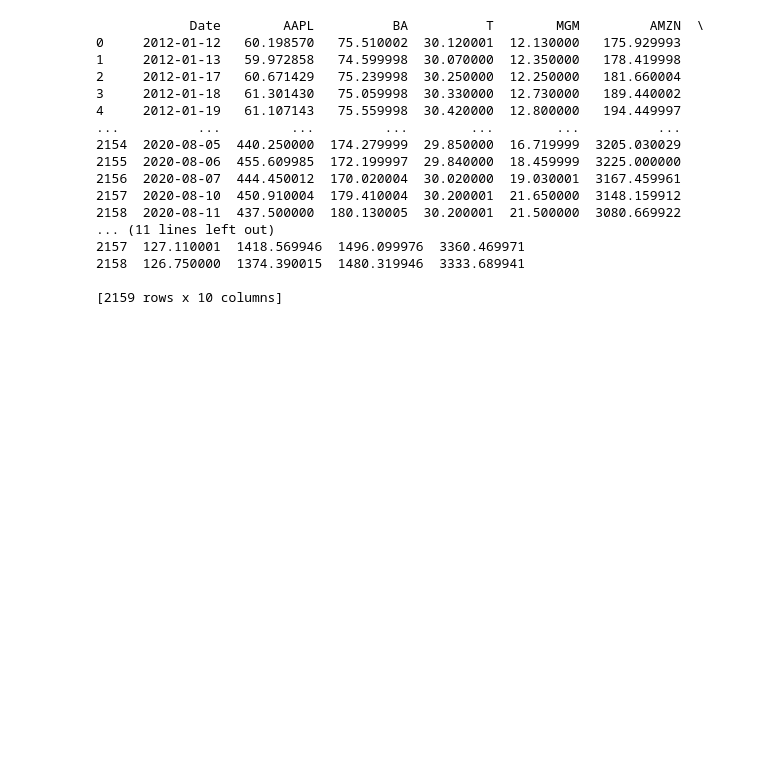
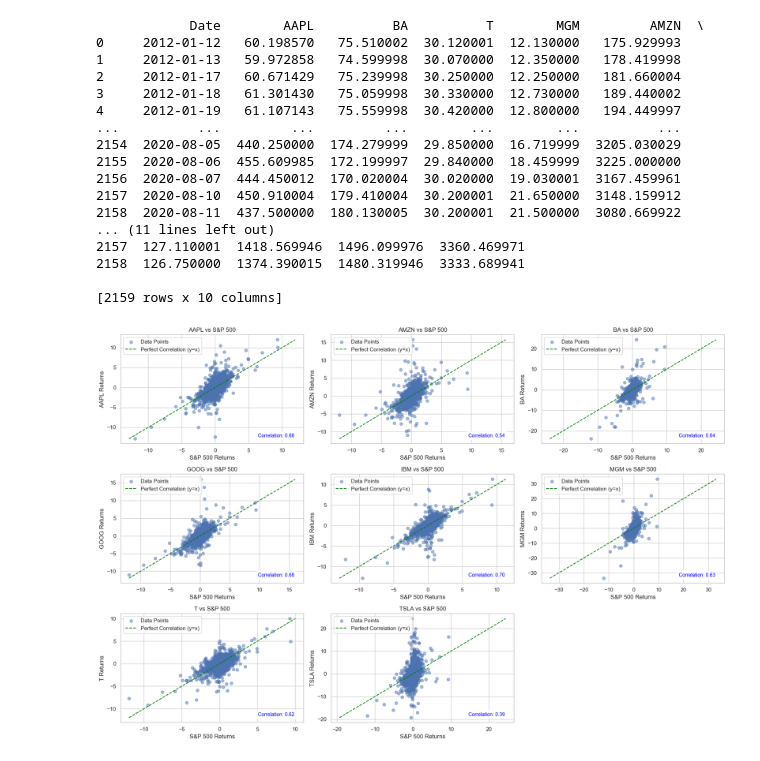
Before and after one commit to bubuzhang2002/Finance-with-Big-Data-PC-labs, a Jupyter notebook: PC labs/PC lab2.ipynb, the cells around one changed output. Drawn from its saved outputs; the diff is of its cells as text; code cells hidden in the pictures; blank space fills up the shorter version.

```diff
--- a/PC labs/PC lab2.ipynb
+++ b/PC labs/PC lab2.ipynb
@@ -54,0 +84,73 @@ import matplotlib.pyplot as plt
+# %%
+# Ensure date time variable
+normalized_data['Date'] = pd.to_datetime(normalized_data['Date'])
+
+# Calculate daily returns using the function based on the normalized data
+returns = daily_returns(normalized_data)
+
+# Create a list of the stock columns (exclude 'sp500' (it is the x axis) and 'Date' for plotting)
+stock_columns = returns.columns.difference(['Date', 'sp500'])
+
+# Generate scatter plots of each stock's daily returns against the market daily returns
+import matplotlib.pyplot as plt
+import numpy as np
+import math
+
+# define the number of stocks to plot
+num_stocks = len(stock_columns)
+
+# Define the number of columns for the subplot grid
+num_cols = 3
+num_rows = math.ceil(num_stocks / num_cols)
+
+# Create a figure and a set of subplots
+fig, axes = plt.subplots(num_rows, num_cols, figsize=(num_cols * 6, num_rows * 4))
+axes = axes.flatten()
+
+# Create a loop to go through each stock and create a scatter plot with regression line
+for i, stock in enumerate(stock_columns):
+    # Setting x and y
+    x = returns['sp500']
+    y = returns[stock]
+
+    # Ensure both x and y only include non NaN values.
+    mask = ~np.isnan(x) & ~np.isnan(y)
+    x = x[mask]
+    y = y[mask]
+
+    # Create the scatter plot óf stock returns against market returns
+    axes[i].scatter(x, y, alpha=0.5, label='Data Points')
+
+    # Plot the perfect correlation line (y = x)
+    min_val = min(min(x), min(y))  # Determine the minimum value between x and y for the line start
+    max_val = max(max(x), max(y))  # Determine the maximum value between x and y for the line end
+    axes[i].plot([min_val, max_val], [min_val, max_val], color='green', linestyle='--', label='Perfect Correlation (y=x)')
+
+    # Calculate and display correlation coefficient
+    correlation = np.corrcoef(x, y)[0, 1]
+
+    # Set the correlation text in the bottom-right corner
+    axes[i].text(0.95, 0.05, f'Correlation: {correlation:.2f}',
+                transform=axes[i].transAxes,
+                fontsize=10,
+                verticalalignment='bottom',
+                horizontalalignment='right',
+                color='blue',
+                bbox=dict(facecolor='white', alpha=0.8, edgecolor='none'))
+
+    # Set plot labels and title
+    axes[i].set_title(f'{stock} vs S&P 500')
+    axes[i].set_xlabel('S&P 500 Returns')
+    axes[i].set_ylabel(f'{stock} Returns')
+    axes[i].grid(True)
+    axes[i].legend(loc='upper left')  # Set legend position to top left
+
+# Hide any unused subplots if num_stocks < num_rows * num_cols
+for j in range(i + 1, num_rows * num_cols):
+    fig.delaxes(axes[j])
+
+# Adjust layout to prevent overlap
+plt.tight_layout()
+plt.show()
+# %% [output]
+[figure, added]
```
Also changed, not shown: parts of 28 cells of this notebook.
